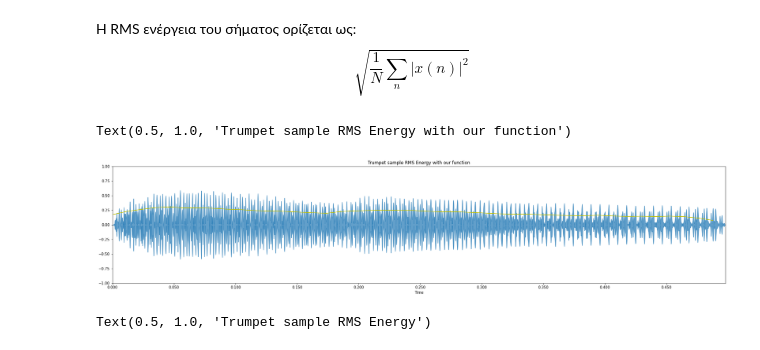
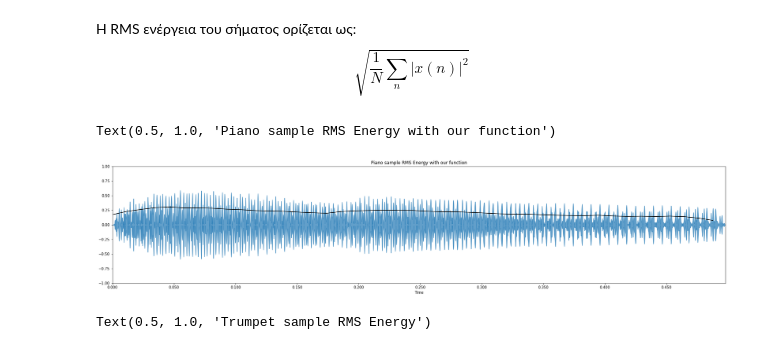
Before and after one commit to VGymnopoulos/MIR-Python-Tutorials, a Jupyter notebook: RMS_Energy.ipynb, the cells around one changed output. Cells and saved outputs as stored; diff of their text form; code cells hidden in the pictures.

```diff
--- a/RMS_Energy.ipynb
+++ b/RMS_Energy.ipynb
@@ -98,20 +98,20 @@ my_rms_audio_sample = rmse(audio_sample, FRAME_SIZE, HOP_LENGTH)
 # %%
 #Μετατροπή πλαισίων σε χρόνο
 frames = range(len(my_rms_audio_sample))
 t = librosa.frames_to_time(frames, hop_length=HOP_LENGTH)
 
 #Ορισμός μεγέθους διαγράμματος
 plt.figure(figsize=(30, 20))
 ax = plt.subplot(3, 1, 1)
 
 #Αναπαράσταση RMS ενέργειας πάνω από την κυματομορφή του σήματος
 librosa.display.waveplot(audio_sample, alpha=0.7)
-plt.plot(t, my_rms_audio_sample, color="y")
+plt.plot(t, my_rms_audio_sample, color="k")
 plt.ylim((-1, 1))
 plt.title("Piano sample RMS Energy with our function")
 # %% [output]
-Text(0.5, 1.0, 'Trumpet sample RMS Energy with our function')
+Text(0.5, 1.0, 'Piano sample RMS Energy with our function')
-[figure, old version]
+[figure, new version]
 # %%
 #Ορισμός μεγέθους διαγράμματος
 plt.figure(figsize=(30, 20))
```
